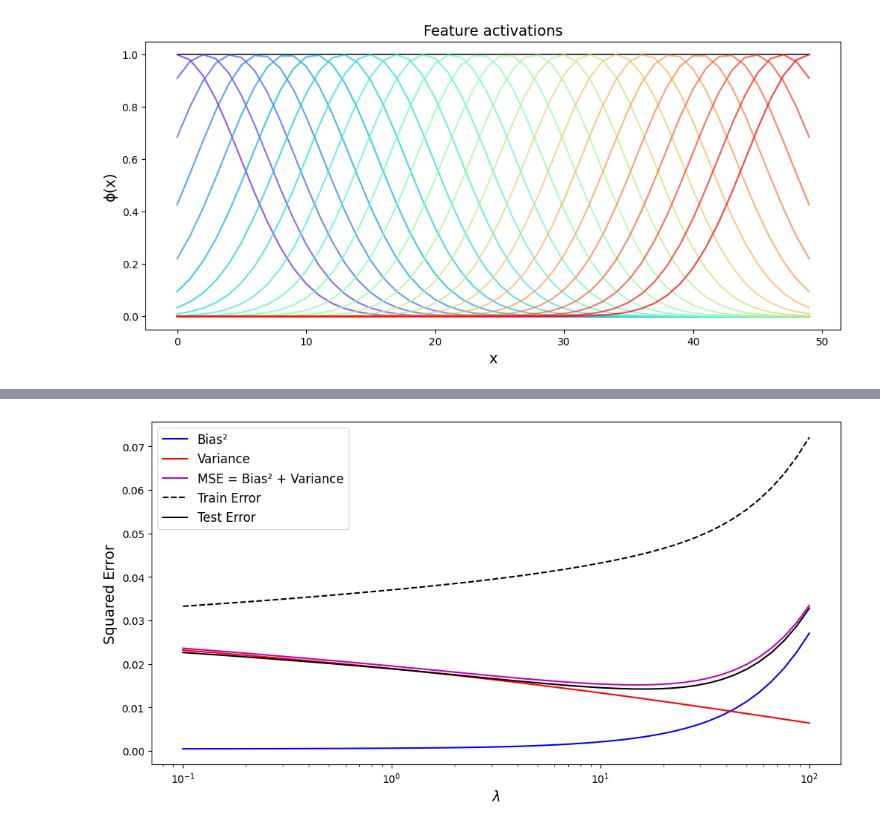
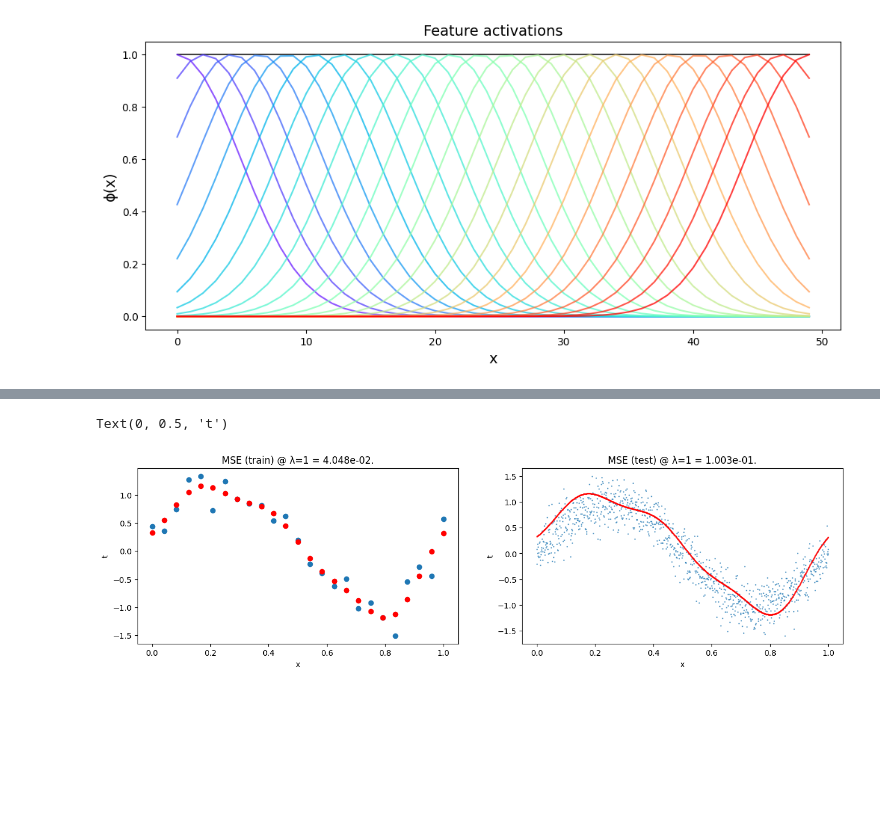
Before and after one commit to stootoon/prml-bias-variance-decomposition, a Jupyter notebook: bias-variance-tradeoff.ipynb, the cells around one changed output, grey strips where cells are left out. Cells and saved outputs as stored; diff of their text form; code cells hidden in the pictures; blank space fills up the shorter version.

```diff
--- a/bias-variance-tradeoff.ipynb
+++ b/bias-variance-tradeoff.ipynb
@@ -79,3 +76,4 @@ tight_layout()
 # %%
-Xtrain, Ytrain = generate_data(n_ds = 100, n_obs = 25,      noise_sd = noise_sd, seed = 0)
-Xtest,  Ytest  = generate_data(n_ds = 1,   n_obs = 1000,    noise_sd = noise_sd, seed = 1)
+n_train_ds = 100
+X_train, Y_train = zip(*[generate_dataset(n_obs = 25,      noise_sd = noise_sd, seed = i) for i in range(n_train_ds)])
+x_test,  y_test  = generate_dataset(n_obs = 1000,    noise_sd = noise_sd, seed = 1000)
@@ -113,0 +80,23 @@ for λ in λ_vals:
+# %%
+λ = 1
+Phi = compute_features(X_train[0], n_feat = n_feat, feat_sd = feat_sd)
+w, y_hat = solve(Phi, Y_train[0], noise_sd = noise_sd, λ = λ)
+mse_train = mean((y_hat - Y_train[0])**2)
+Phi_test = compute_features(x_test, n_feat = n_feat, feat_sd = feat_sd)
+y_hat_test = Phi_test @ w
+mse_test = mean((y_hat_test - y_test)**2)
+
+figure(figsize=(16,4))
+subplot(121)
+plot(X_train[0], Y_train[0], "o")
+plot(X_train[0], y_hat, "ro")
+xlabel("x"); ylabel("t")
+title(f"MSE (train) @ {λ=:} = {mse_train:1.3e}.")
+subplot(122)
+title(f"MSE (test) @ {λ=:} = {mse_test:1.3e}.")
+plot(x_test, y_test, "o", alpha=0.5, markersize=1)
+plot(x_test, y_hat_test, "ro", alpha=0.5, markersize=1)
+xlabel("x"); ylabel("t")
+# %% [output]
+Text(0, 0.5, 't')
+[figure, added]
@@ -116,10 +154,0 @@ assert allclose(array(bias2) + array(variance), mse), "Bias² + Variance != MSE"
-# %%
-figure(figsize=(12, 6))
-semilogx(λ_vals, bias2,      "b", label="Bias²")
-semilogx(λ_vals, variance,   "r", label="Variance")
-semilogx(λ_vals, mse,        "m", label="MSE = Bias² + Variance")
-semilogx(λ_vals, train_error, "k--", label="Train Error")
-semilogx(λ_vals, test_error,  "k", label="Test Error")
-xlabel("$\lambda$", fontsize=14); ylabel("Squared Error", fontsize=14); legend(fontsize=12);
-# %% [output]
-[figure, removed]
```
Also changed, not shown: parts of 8 cells of this notebook.
